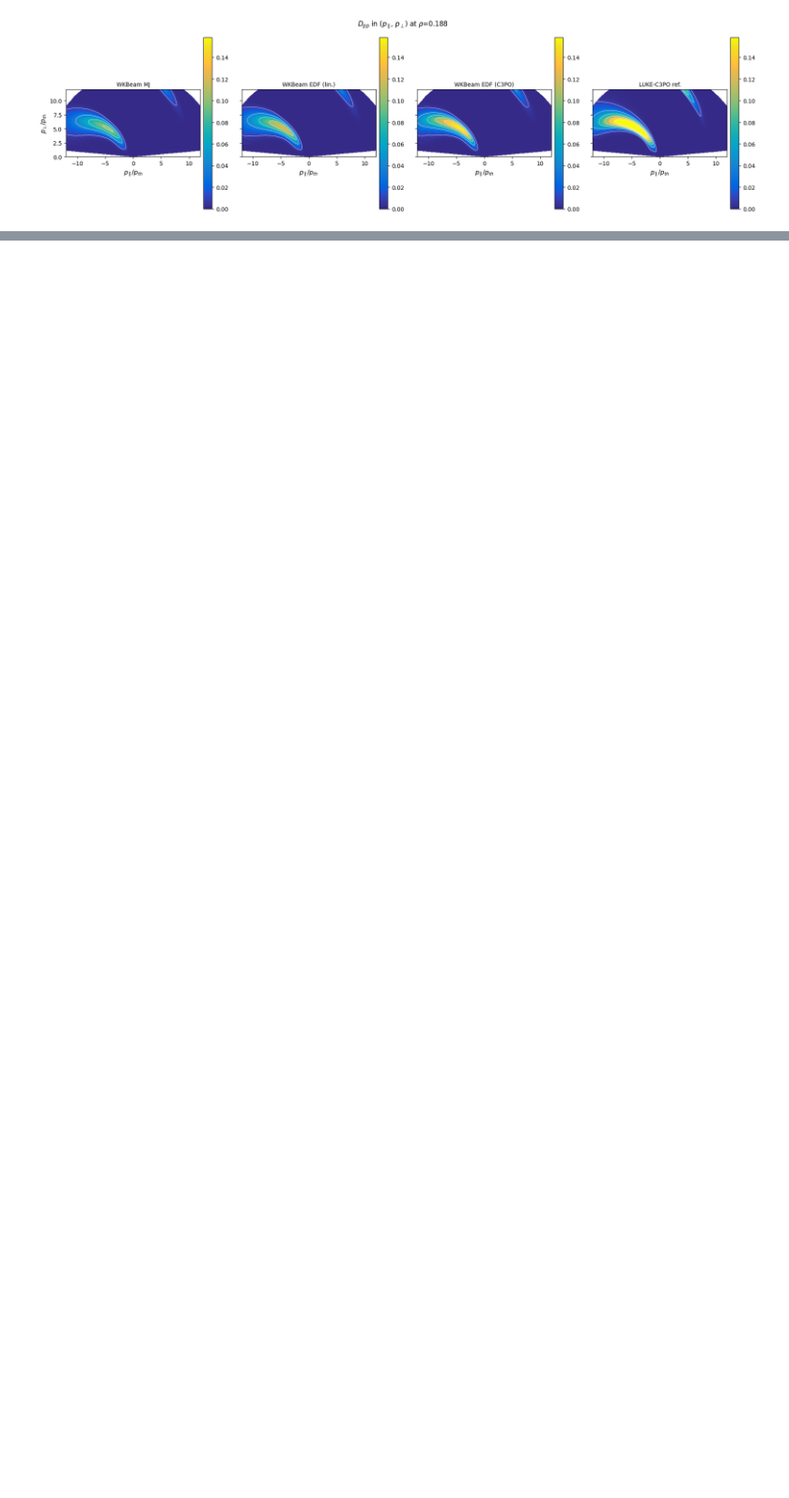
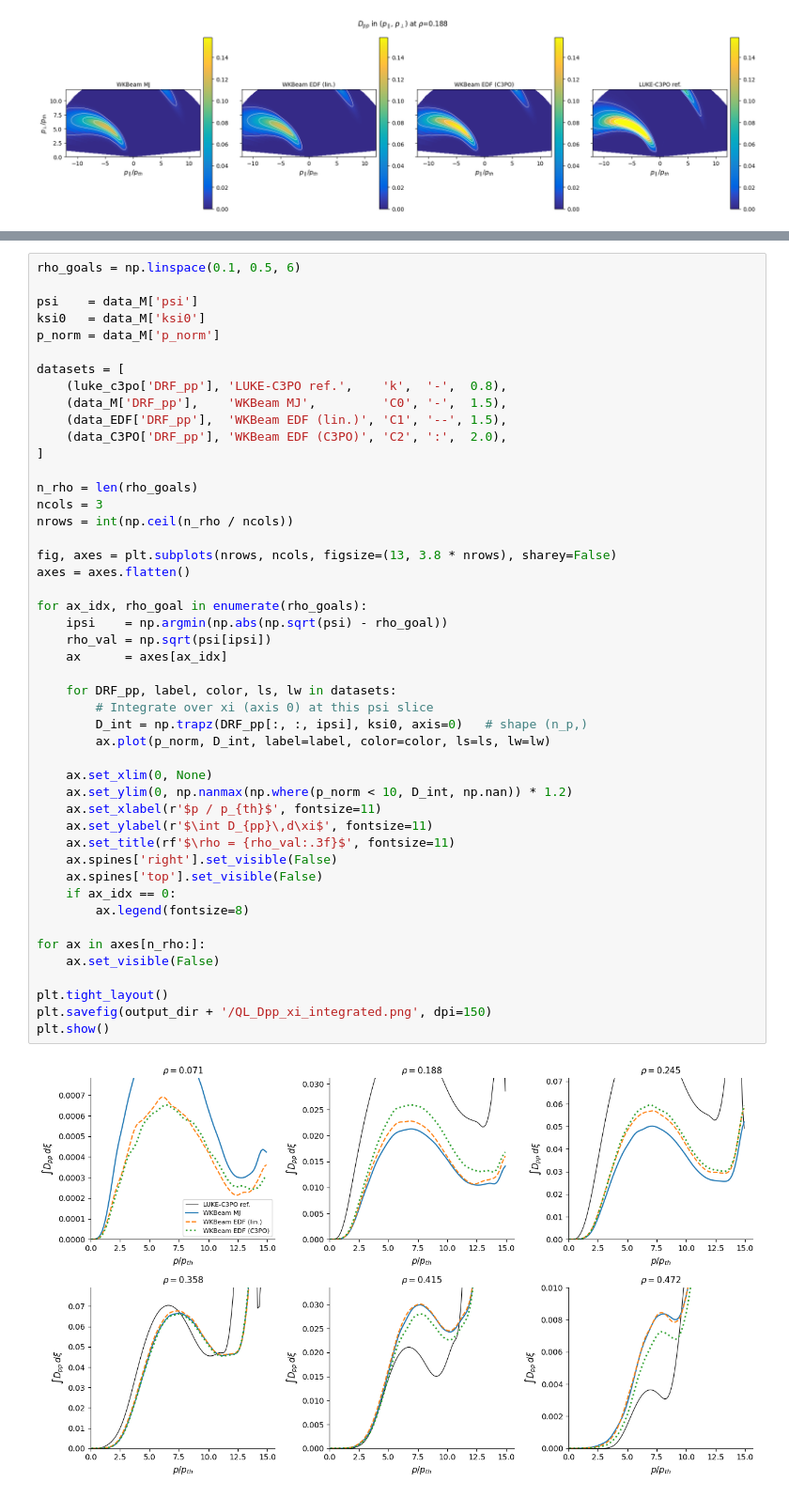
Before and after one commit to EwoutDevlaminck/WanKenoBEAM, a Jupyter notebook: QL_analysis_M_vs_EDF.ipynb, the cells around one changed output, grey strips where cells are left out. Shown at 94% size. Saved outputs shown, nothing was run; the diff lists cells and outputs as text; blank space fills up the shorter version.

```diff
--- a/QL_analysis_M_vs_EDF.ipynb
+++ b/QL_analysis_M_vs_EDF.ipynb
@@ -388,0 +343,49 @@ plt.show()
+# %%
+rho_goals = np.linspace(0.1, 0.5, 6)
+
+psi    = data_M['psi']
+ksi0   = data_M['ksi0']
+p_norm = data_M['p_norm']
+
+datasets = [
+    (luke_c3po['DRF_pp'], 'LUKE-C3PO ref.',    'k',  '-',  0.8),
+    (data_M['DRF_pp'],    'WKBeam MJ',         'C0', '-',  1.5),
+    (data_EDF['DRF_pp'],  'WKBeam EDF (lin.)', 'C1', '--', 1.5),
+    (data_C3PO['DRF_pp'], 'WKBeam EDF (C3PO)', 'C2', ':',  2.0),
+]
+
+n_rho = len(rho_goals)
+ncols = 3
+nrows = int(np.ceil(n_rho / ncols))
+
+fig, axes = plt.subplots(nrows, ncols, figsize=(13, 3.8 * nrows), sharey=False)
+axes = axes.flatten()
+
+for ax_idx, rho_goal in enumerate(rho_goals):
+    ipsi    = np.argmin(np.abs(np.sqrt(psi) - rho_goal))
+    rho_val = np.sqrt(psi[ipsi])
+    ax      = axes[ax_idx]
+
+    for DRF_pp, label, color, ls, lw in datasets:
+        # Integrate over xi (axis 0) at this psi slice
+        D_int = np.trapz(DRF_pp[:, :, ipsi], ksi0, axis=0)   # shape (n_p,)
+        ax.plot(p_norm, D_int, label=label, color=color, ls=ls, lw=lw)
+
+    ax.set_xlim(0, None)
+    ax.set_ylim(0, np.nanmax(np.where(p_norm < 10, D_int, np.nan)) * 1.2)
+    ax.set_xlabel(r'$p / p_{th}$', fontsize=11)
+    ax.set_ylabel(r'$\int D_{pp}\,d\xi$', fontsize=11)
+    ax.set_title(rf'$\rho = {rho_val:.3f}$', fontsize=11)
+    ax.spines['right'].set_visible(False)
+    ax.spines['top'].set_visible(False)
+    if ax_idx == 0:
+        ax.legend(fontsize=8)
+
+for ax in axes[n_rho:]:
+    ax.set_visible(False)
+
+plt.tight_layout()
+plt.savefig(output_dir + '/QL_Dpp_xi_integrated.png', dpi=150)
+plt.show()
+# %% [output]
+[figure, added]
```
Also changed, not shown: parts of 8 cells of this notebook, 15 other files.
